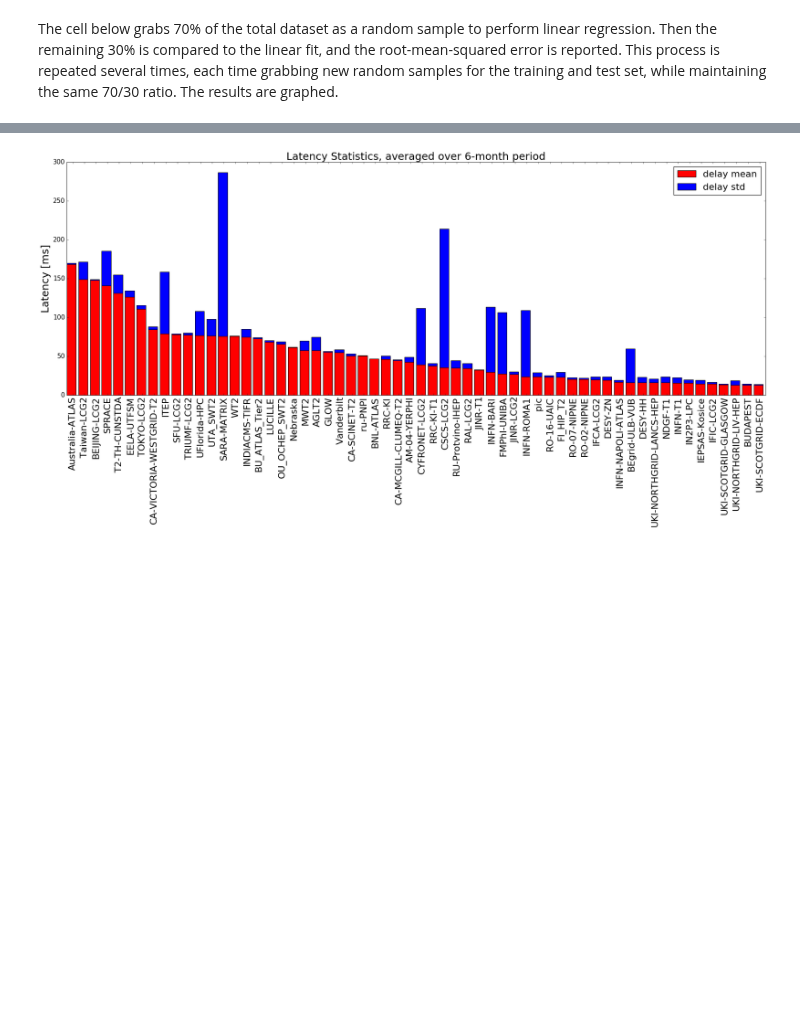
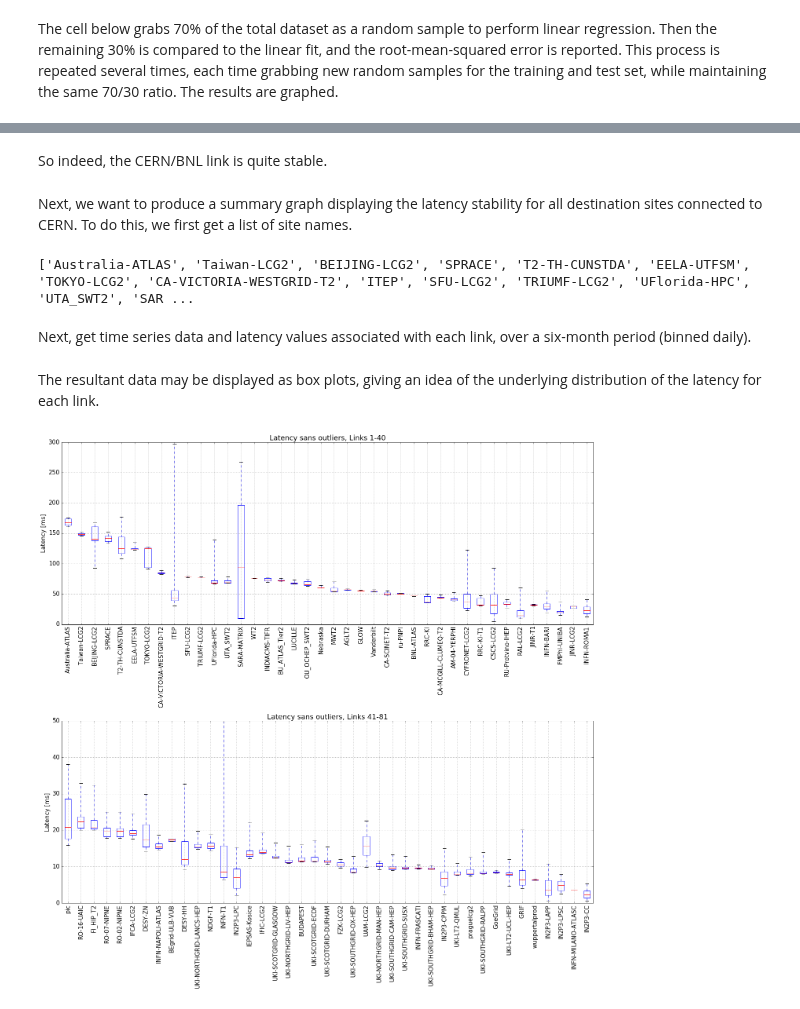
Before and after one commit to ATLAS-Analytics/AnalyticsNotebooks, a Jupyter notebook: Wesley/LatencyPlots.ipynb, the cells around one changed output, grey strips where cells are left out. Cells and saved outputs as stored; diff of their text form; code cells hidden in the pictures; blank space fills up the shorter version.

```diff
--- a/Wesley/LatencyPlots.ipynb
+++ b/Wesley/LatencyPlots.ipynb
@@ -194,16 +213,7 @@ plt.tight_layout()
-# %%
-from elasticsearch import Elasticsearch, exceptions as es_exceptions
-from elasticsearch.helpers import scan
-
-#Create instance of ElasticSearch using the Atlas host server
-es = Elasticsearch(hosts=[{'host':'atlas-kibana.mwt2.org', 'port':9200}],timeout=60)
-
-#Get indices for network_weather_2-*
-indices = es.cat.indices(index="network_weather_2-*", h="index", request_timeout=600).split('\n')
-indices = sorted(indices)
-indices = [x for x in indices if x != '']
-
-#print(indices)
+# %% [markdown]
+So indeed, the CERN/BNL link is quite stable.
+# %% [markdown]
+Next, we want to produce a summary graph displaying the latency stability for all destination sites connected to CERN. To do this, we first get a list of site names.
 # %%
 query2 = {
   "size": 0,
@@ -238,7 +248,7 @@ query2 = {
     "3": {
       "terms": {
         "field": "destSite",
-        "size": 60,
+        "size": 81,
         "order": {
           "2": "desc"
         }
@@ -260,27 +270,12 @@ query2 = {
 }
 response = es.search(index="network_weather_2-*", body=query2, request_timeout=600)
 # %%
-delayMean = []
-delayStd = []
 linkName = []
 for r in response['aggregations']['3']['buckets']:
     #Get field value and timestamp
-    delayMean.append(r['2']['value'])
-    delayStd.append(r['4']['value'])
     linkName.append(r['key'])
+print(linkName)
+# %% [output]
+['Australia-ATLAS', 'Taiwan-LCG2', 'BEIJING-LCG2', 'SPRACE', 'T2-TH-CUNSTDA', 'EELA-UTFSM', 'TOKYO-LCG2', 'CA-VICTORIA-WESTGRID-T2', 'ITEP', 'SFU-LCG2', 'TRIUMF-LCG2', 'UFlorida-HPC', 'UTA_SWT2', 'SAR ...
-# %%
-plt.figure(figsize=(30,10))
-
-ax = plt.gca()
-ax.bar(range(len(delayMean)),delayMean, label='delay mean',color='r')
-ax.bar(range(len(delayMean)),delayStd, bottom=delayMean, label='delay std',color='b')
-
-ax.xaxis.set_ticks(np.arange(0.5,len(delayMean)+0.5))
-ax.xaxis.set_ticklabels(linkName)
-plt.xticks(size=22,rotation= 90)
-plt.title('Latency Statistics, averaged over 6-month period',size=25)
-plt.ylabel('Latency [ms]',size=25)
-plt.legend(prop={'size':22})
-plt.show()
-# %% [output]
-[figure, removed]
+# %% [markdown]
+Next, get time series data and latency values associated with each link, over a six-month period (binned daily).
@@ -286,0 +361,26 @@ plt.show()
+# %% [markdown]
+The resultant data may be displayed as box plots, giving an idea of the underlying distribution of the latency for each link.
+# %%
+plt.figure(figsize=(20,20))
+
+plt.subplot(211)
+plt.boxplot(totalHistData[0:40], whis=[5,95], showfliers=False)
+ax = plt.gca()
+ax.xaxis.set_ticklabels(linkName[0:40])
+plt.xticks(size=15,rotation= 90)
+plt.grid()
+plt.ylabel('Latency [ms]')
+plt.title('Latency sans outliers, Links 1-40')
+
+plt.subplot(212)
+plt.boxplot(totalHistData[40:], whis=[5,95], showfliers=False)
+ax = plt.gca()
+ax.xaxis.set_ticklabels(linkName[40:])
+plt.xticks(size=15,rotation= 90)
+plt.ylabel('Latency [ms]')
+plt.title('Latency sans outliers, Links 41-81')
+plt.grid()
+
+plt.tight_layout()
+# %% [output]
+[figure, added]
```
Also changed, not shown: parts of 11 cells of this notebook, 10 other files.
